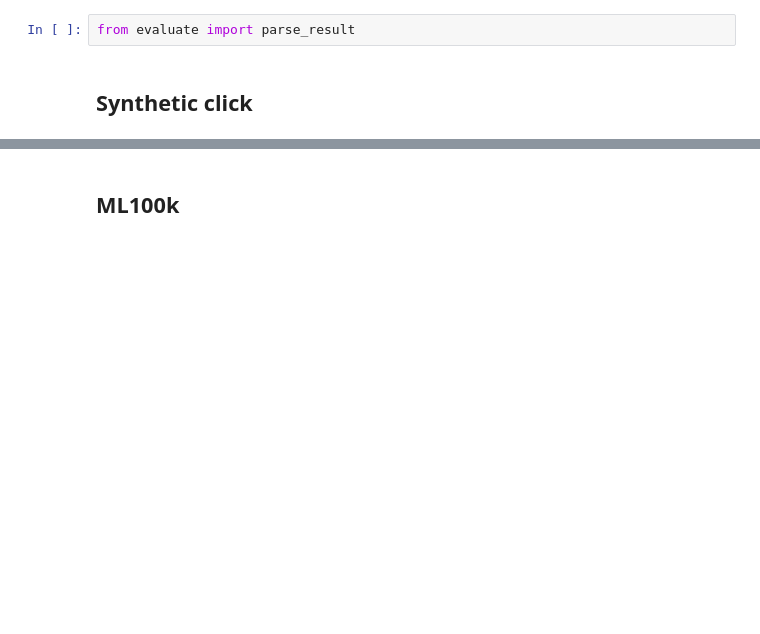
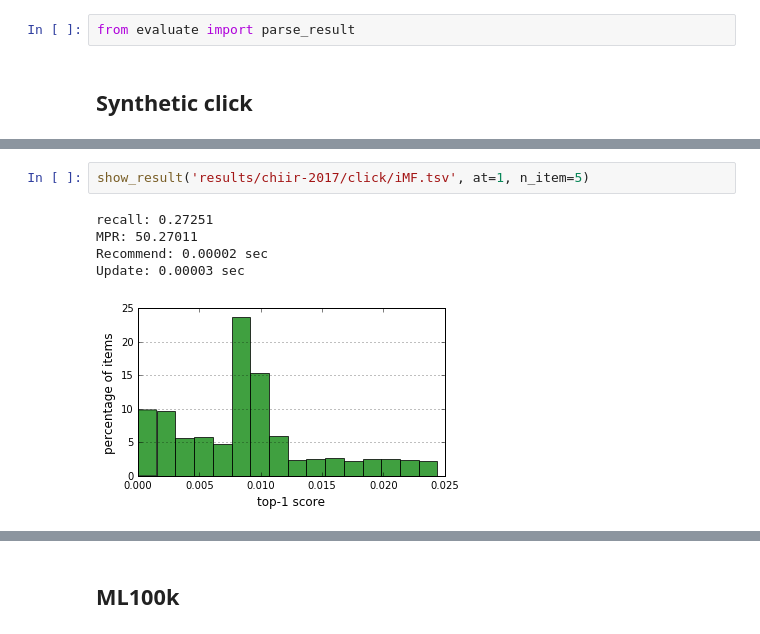
Before and after one commit to takuti/stream-recommender, a Jupyter notebook: paper-sketch.ipynb, the cells around one changed output, grey strips where cells are left out. Saved outputs shown, nothing was run; the diff lists cells and outputs as text; blank space fills up the shorter version.

```diff
--- a/paper-sketch.ipynb
+++ b/paper-sketch.ipynb
@@ -335,0 +84,8 @@ plt.tight_layout()
+# %%
+show_result('results/chiir-2017/click/iMF.tsv', at=1, n_item=5)
+# %% [output]
+recall: 0.27251
+MPR: 50.27011
+Recommend: 0.00002 sec
+Update: 0.00003 sec
+[figure, added]
```
Also changed, not shown: parts of 90 cells of this notebook, 1 other file.
